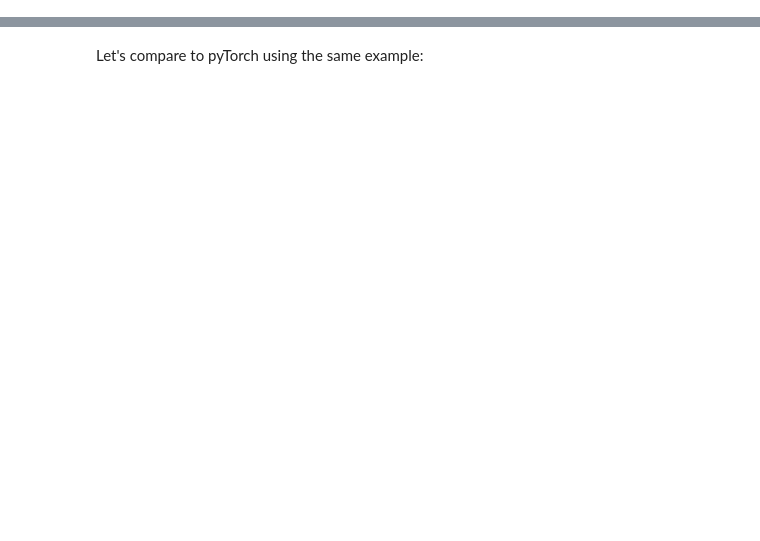
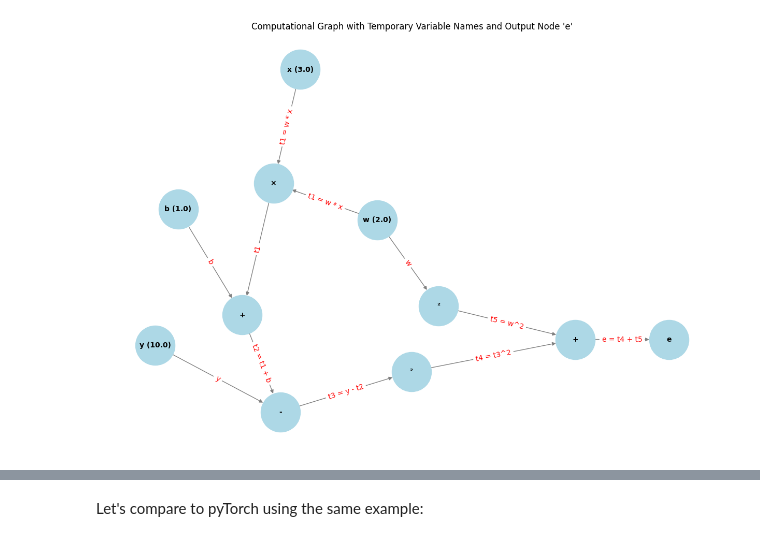
Before and after one commit to foxtrotmike/CS909, a Jupyter notebook: autodiff_backprop.ipynb, the cells around one changed output, grey strips where cells are left out. Drawn from its saved outputs; the diff is of its cells as text; code cells hidden in the pictures; blank space fills up the shorter version.

```diff
--- a/autodiff_backprop.ipynb
+++ b/autodiff_backprop.ipynb
@@ -172,0 +73,61 @@ $$
+# %%
+import networkx as nx
+import matplotlib.pyplot as plt
+
+# Create a directed graph
+G = nx.DiGraph()
+
+# Define nodes with operators forming nodes instead of variables
+nodes = {
+    "w": "w (2.0)",
+    "x": "x (3.0)",
+    "b": "b (1.0)",
+    "y": "y (10.0)",
+    "mul1": "×",  # Multiplication node for w * x (t1)
+    "add1": "+",  # Addition node for (w * x) + b (t2)
+    "sub1": "-",  # Subtraction node for y - ŷ (t3)
+    "pow1": "²",  # Squaring node for (y - ŷ)² (t4)
+    "pow2": "²",  # Squaring node for w^2 (t5)
+    "add2": "+",  # Addition node for t4 + t5 (e)
+    "e": "e"      # Output node for the final result
+}
+
+# Add nodes to the graph
+for key, label in nodes.items():
+    G.add_node(key, label=label)
+
+# Define edges with labels for temporary variables (t1, t2, t3, t4, t5, e)
+edges_with_labels = {
+    ("w", "mul1"): "t1 = w * x",
+    ("x", "mul1"): "t1 = w * x",
+    ("mul1", "add1"): "t1",
+    ("b", "add1"): "b",
+    ("add1", "sub1"): "t2 = t1 + b",
+    ("y", "sub1"): "y",
+    ("sub1", "pow1"): "t3 = y - t2",
+    ("pow1", "add2"): "t4 = t3^2",
+    ("w", "pow2"): "w",
+    ("pow2", "add2"): "t5 = w^2",
+    ("add2", "e"): "e = t4 + t5"
+}
+
+# Add edges to the graph
+G.add_edges_from(edges_with_labels.keys())
+
+# Draw the graph
+plt.figure(figsize=(12, 8))
+pos = nx.spring_layout(G, seed=42)  # Positioning for aesthetics
+labels = nx.get_node_attributes(G, 'label')
+
+# Draw the nodes and edges with labels
+nx.draw(G, pos, with_labels=True, labels=labels, node_size=3000, node_color="lightblue",
+        font_size=10, edge_color="gray", font_weight="bold", arrows=True)
+
+# Draw edge labels (temporary variable names)
+edge_labels = {k: v for k, v in edges_with_labels.items()}
+nx.draw_networkx_edge_labels(G, pos, edge_labels=edge_labels, font_size=10, font_color="red")
+
+plt.title("Computational Graph with Temporary Variable Names and Output Node 'e'")
+plt.show()
+# %% [output]
+[figure, added]
```
Also changed, not shown: parts of 13 cells of this notebook.
